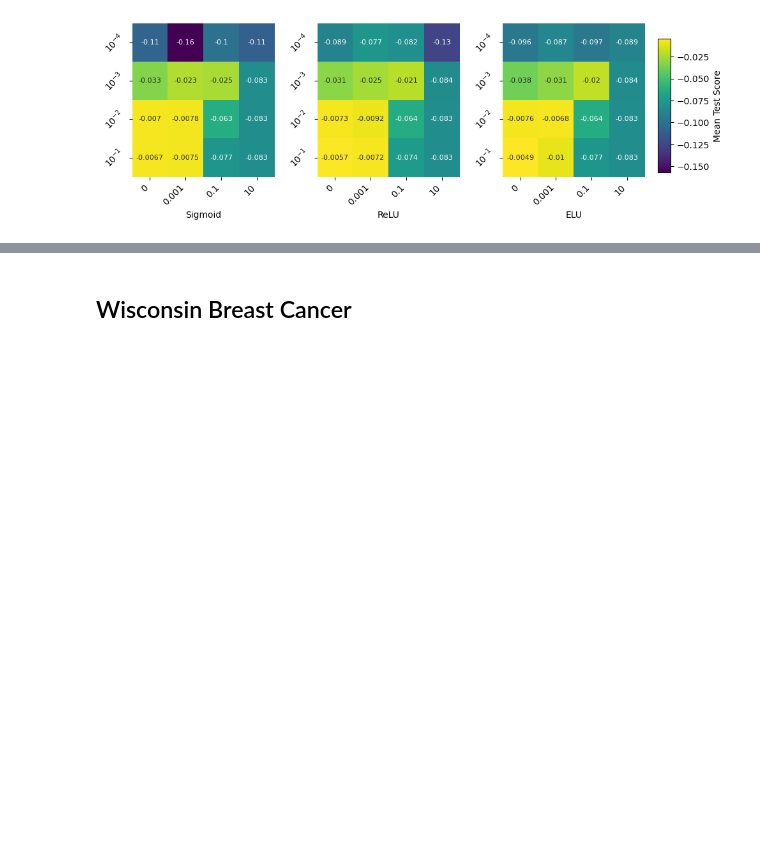
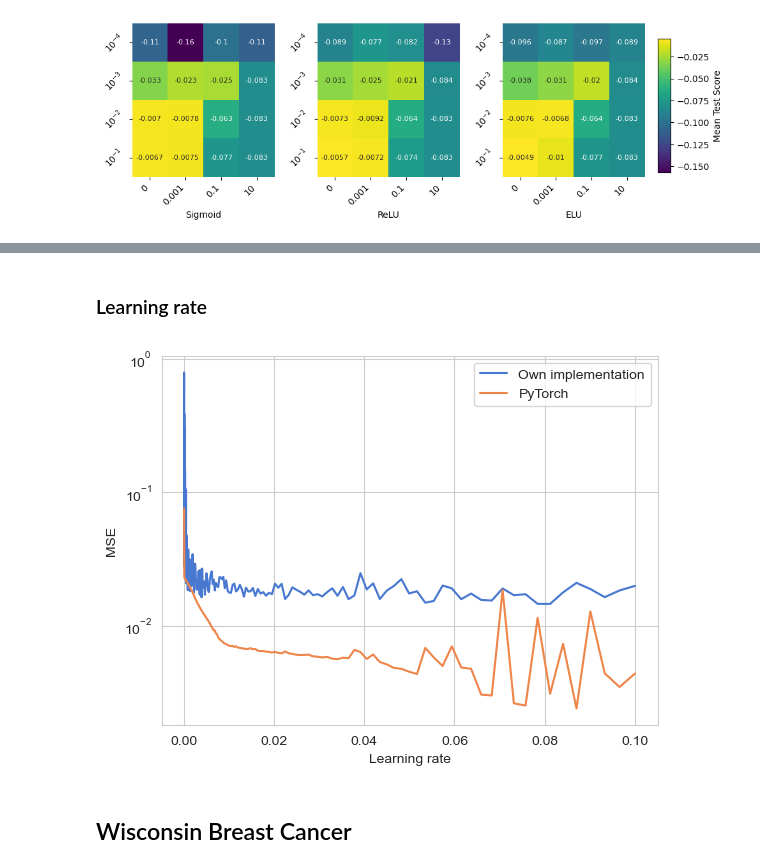
Before and after one commit to MariaFlyAway/Project2_FYS-STK3155, a Jupyter notebook: Code/Neural_Net/plotting_results.ipynb, the cells around one changed output, grey strips where cells are left out. Cells and saved outputs as stored; diff of their text form; code cells hidden in the pictures; blank space fills up the shorter version.

```diff
--- a/Code/Neural_Net/plotting_results.ipynb
+++ b/Code/Neural_Net/plotting_results.ipynb
@@ -62,3 +78,19 @@ plt.show()
+# %% [markdown]
+### Learning rate
+# %%
+scores_learning_rate = np.load('Results/regression_own_code_learning_rate.npy')
+scores_pytorch = np.load('Results/regression_pytorch_learning_rate.npy')
+learning_rates = np.load('Results/learning_rates_regression_comparison.npy')
+
+plt.plot(learning_rates, scores_learning_rate, label='Own implementation')
+plt.plot(learning_rates, scores_pytorch, label='PyTorch')
+plt.xlabel('Learning rate')
+plt.ylabel('MSE')
+plt.legend()
+plt.semilogy()
+plt.show()
+# %% [output]
+[figure, added]
 # %% [markdown]
 ## Wisconsin Breast Cancer
 # %%
```
Also changed, not shown: parts of 3 cells of this notebook, 8 other files.
